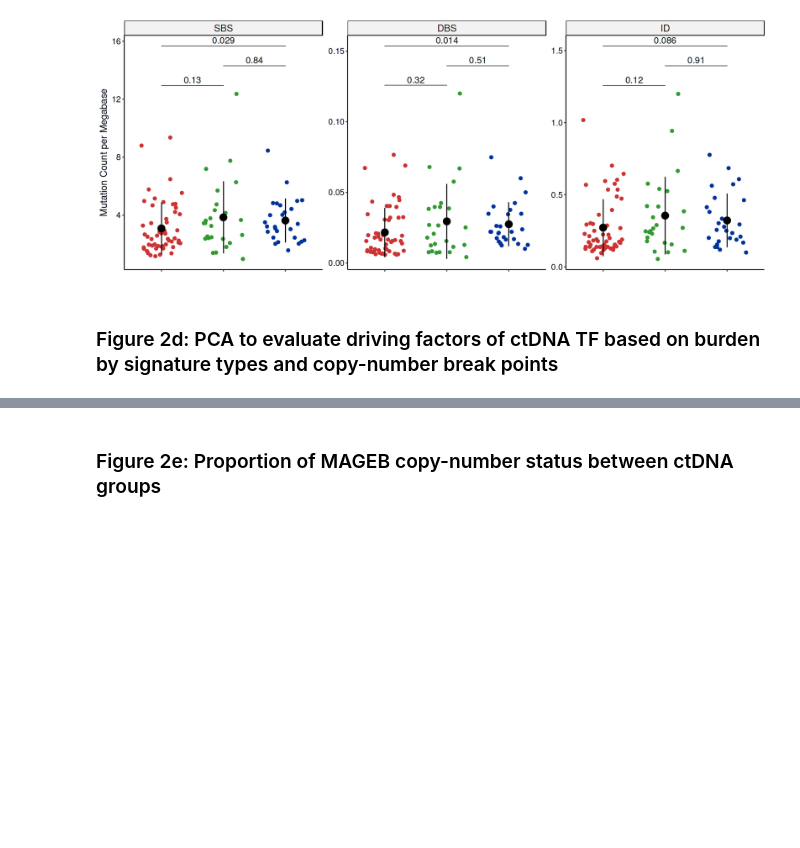
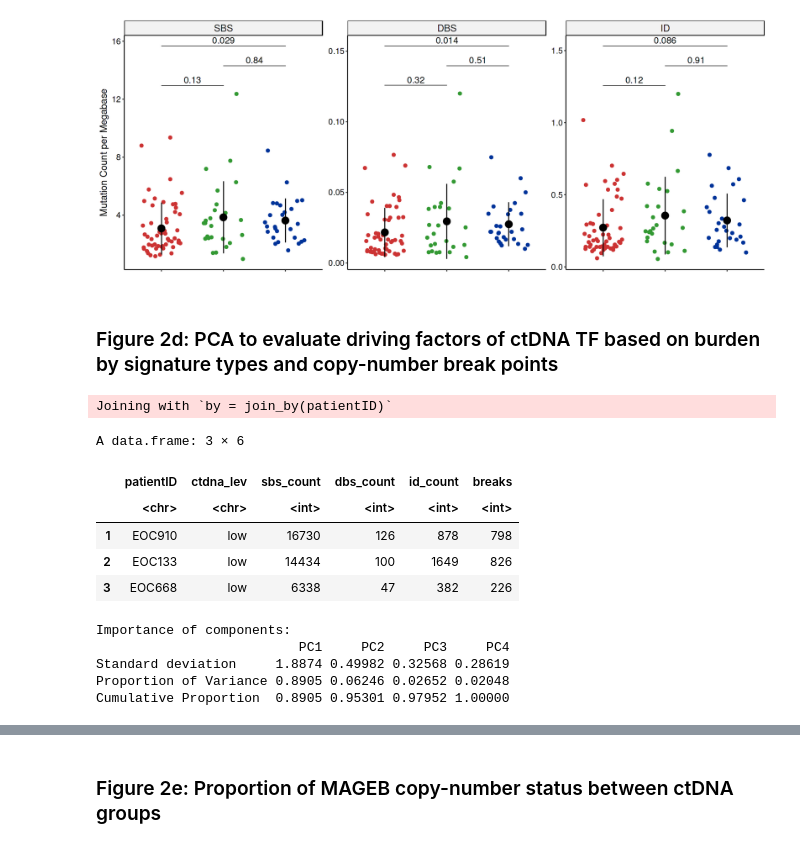
Before and after one commit to maitnnguyen/ctDNArelease_Omics_Integration, a Jupyter notebook: Journal_Submission/analysis/02_genomic_integration.ipynb, the cells around one changed output, grey strips where cells are left out. Saved outputs shown, nothing was run; the diff lists cells and outputs as text; code cells hidden in the pictures; blank space fills up the shorter version.

```diff
--- a/Journal_Submission/analysis/02_genomic_integration.ipynb
+++ b/Journal_Submission/analysis/02_genomic_integration.ipynb
@@ -170,3 +170,54 @@ Warning message in wilcox.test.default(c(0.0237924635130503, 0.0220683719541336,
 [figure]
 # %% [markdown]
 ### Figure 2d: PCA to evaluate driving factors of ctDNA TF based on burden by signature types and copy-number break points
+# %%
+
+pca_data = signature_burden_count |>
+    dplyr::select(patientID:id_count) |>
+    left_join(
+        mutation_burden |>
+            dplyr::select(patientID, breaks)
+    )
+head(pca_data,3)
+pca_data_scaled <- scale(pca_data[,c(3:6)])
+
+# Run PCA
+pca_result <- prcomp(pca_data_scaled, center = TRUE, scale. = TRUE)
+
+# Check PCA summary for explained variance
+summary(pca_result)
+# Get PCA results (scores for each sample on PC1, PC2)
+pca_scores <- as.data.frame(pca_result$x)
+
+# Add the group labels for coloring
+pca_scores$Group <- pca_data$ctdna_lev
+
+p <- factoextra::fviz_pca_biplot(
+  pca_result,
+  geom.ind = "point",
+  habillage = factor(pca_scores$Group, levels = c('low','med','high')),   # color by group
+  addEllipses = TRUE,palette = list_color,
+  label = "var",labelsize = 8, pointsize = 2.5,
+  repel = TRUE,
+)
+p = p + theme(
+  title = element_blank(),
+  axis.title = element_text(size = 15),   # PC1 / PC2 title size
+  axis.text  = element_text(size = 13),   # tick labels
+  legend.title = element_text(size = 13), # legend title
+  legend.text  = element_text(size = 13),  # legend labels
+  legend.position = c(.1,.2)
+)
+# %% [output]
+Joining with `by = join_by(patientID)`
+A data.frame: 3 × 6
+|  | patientID | ctdna_lev | sbs_count | dbs_count | id_count | breaks |
+|  | <chr> | <chr> | <int> | <int> | <int> | <int> |
+| 1 | EOC910 | low | 16730 | 126 | 878 | 798 |
+| 2 | EOC133 | low | 14434 | 100 | 1649 | 826 |
+| 3 | EOC668 | low | 6338 | 47 | 382 | 226 |
+Importance of components:
+                          PC1     PC2     PC3     PC4
+Standard deviation     1.8874 0.49982 0.32568 0.28619
+Proportion of Variance 0.8905 0.06246 0.02652 0.02048
+Cumulative Proportion  0.8905 0.95301 0.97952 1.00000
```
Also changed, not shown: parts of 6 cells of this notebook.
